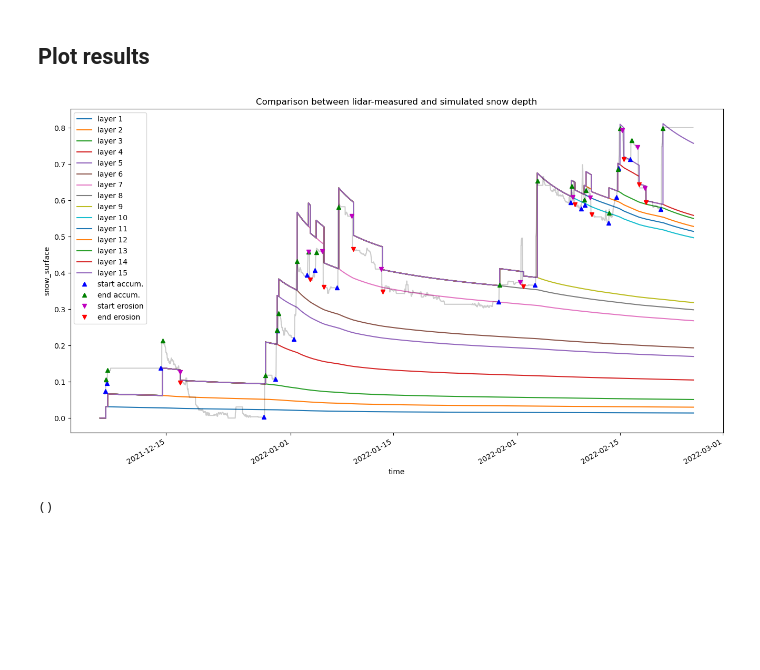
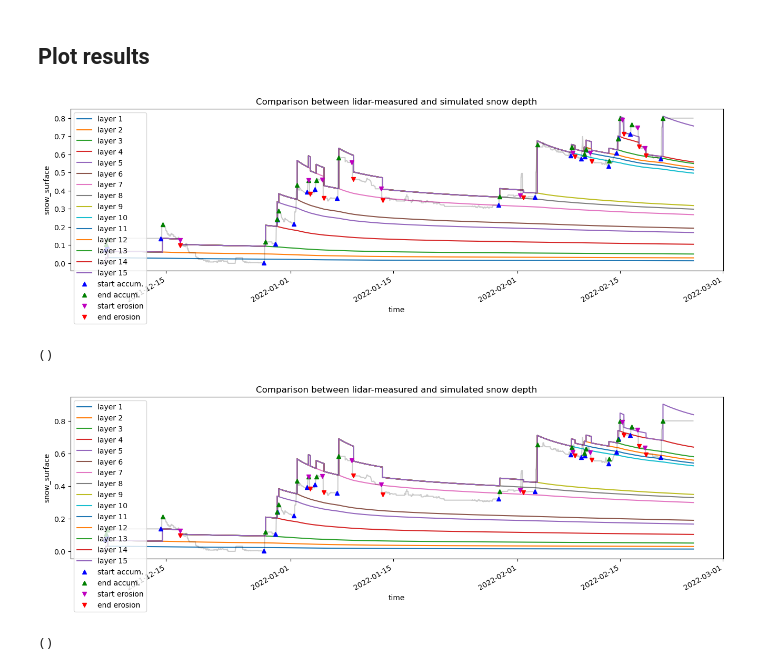
Before and after one commit to Mathilde-Bnt/MB_little_awk, a Jupyter notebook: current_development/80-Adaptations_snowpack_evolution.ipynb, the cells around one changed output. Drawn from its saved outputs; the diff is of its cells as text; code cells hidden in the pictures; blank space fills up the shorter version.

```diff
--- a/current_development/80-Adaptations_snowpack_evolution.ipynb
+++ b/current_development/80-Adaptations_snowpack_evolution.ipynb
@@ -147,7 +157,13 @@ ro_layer_evolution, depth_evolution, temperature_evolution = snowpack[0], snowpa
 ## Plot results
 # %%
 plot_simul_and_signal(data_set_used, x_sel, y_sel, depth_evolution, 15, pd.to_datetime('2021-12-06T00:00'), dt, nb_iterations,
-                      start_accumulation, end_accumulation, start_erosion, end_erosion, my_figsize=(16, 8), save_file=False)
+                      start_accumulation, end_accumulation, start_erosion, end_erosion, my_figsize=(16, 4), save_file=False)
 # %% [output]
-[figure, old version]
+[figure, new version]
 ()
+# %%
+plot_simul_and_signal(data_set_used, x_sel, y_sel, depth_evolution_orig, 15, pd.to_datetime('2021-12-06T00:00'), dt, nb_iterations,
+                      start_accumulation, end_accumulation, start_erosion, end_erosion, my_figsize=(16, 4), save_file=False)
+# %% [output]
+[figure, added]
+()
```
Also changed, not shown: parts of 1 cell of this notebook, 9 other files.
